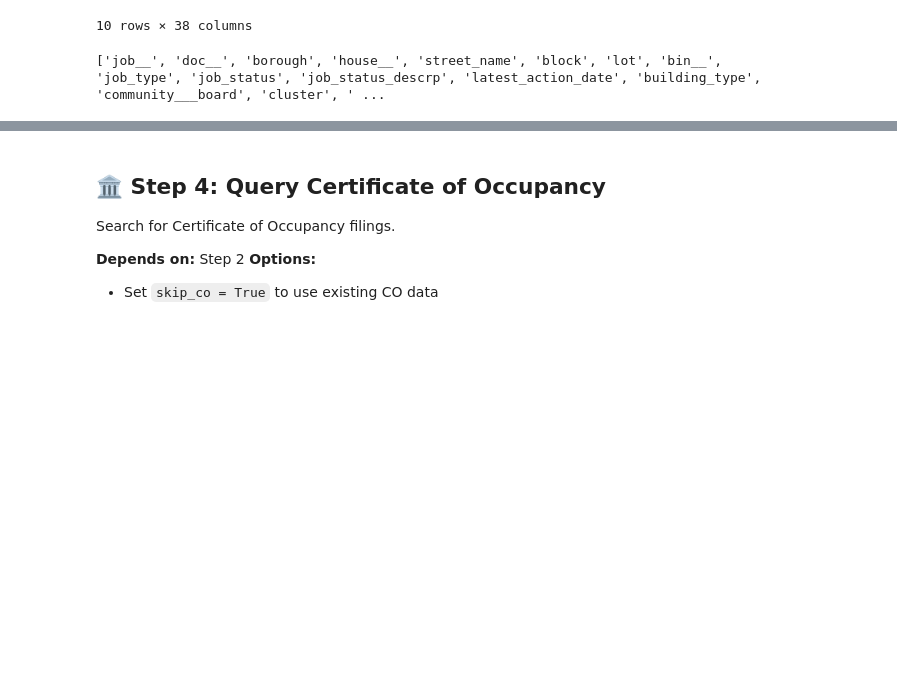
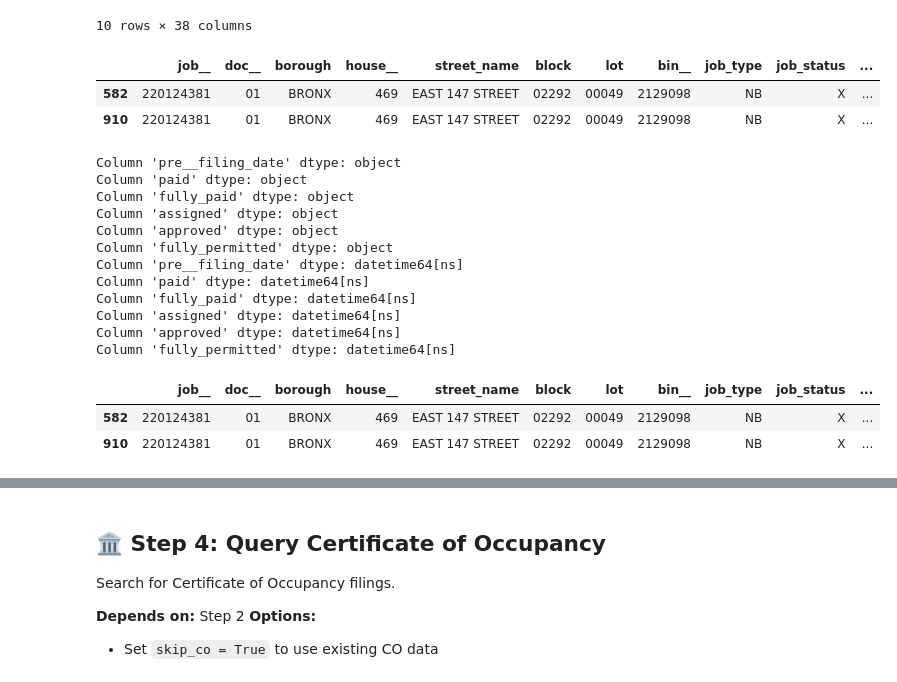
Before and after one commit to astaniforth/HousingData, a Jupyter notebook: run_workflow.ipynb, the cells around one changed output, grey strips where cells are left out. Cells and saved outputs as stored; diff of their text form; code cells hidden in the pictures; blank space fills up the shorter version.

```diff
--- a/run_workflow.ipynb
+++ b/run_workflow.ipynb
@@ -1077,10 +1077,63 @@ Head of unmatched Multifamily Finance Program new construction projects:
 | 2360 | 61271 | DOE. 555 NEREID AVE. MULLER | 2019-03-28T00:00:00.000 | 99387 | 555 | NEREID AVENUE | Bronx | 10470 | ... |
 | 2361 | 61290 | ICL. 50 NEVINS STREET | 2019-03-26T00:00:00.000 | 342273 | 50 | NEVINS STREET | Brooklyn | 11217 | ... |
 10 rows × 38 columns
-# %%
-print(list(dob_df.columns))
-# %% [output]
-['job__', 'doc__', 'borough', 'house__', 'street_name', 'block', 'lot', 'bin__', 'job_type', 'job_status', 'job_status_descrp', 'latest_action_date', 'building_type', 'community___board', 'cluster', ' ...
+# %%
+# Show these columns:
+# Explicitly list DOB columns (for DOB data from both BIS and DOB NOW, renaming if needed)
+columns_to_show = [
+    'job__', 'doc__', 'borough', 'house__', 'street_name', 'block', 'lot', 'bin__',
+    'job_type', 'job_status', 'approved', 'approved_date',
+    'bbl_reconstructed', 'bbl_normalized'
+]
+for c in ['pre__filing_date', 'paid', 'fully_paid', 'assigned', 'approved', 'fully_permitted']:
+    if c not in columns_to_show and c in dob_df.columns:
+        columns_to_show.append(c)
+display(
+    dob_df.loc[
+        (dob_df['job__'] == '220124381') & (dob_df['doc__'] == '01'),
+        [col for col in columns_to_show if col in dob_df.columns]
+    ]
+)
+
+for col in ['pre__filing_date', 'paid', 'fully_paid', 'assigned', 'approved', 'fully_permitted']:
+    if col in dob_df.columns:
+        print(f"Column '{col}' dtype: {dob_df[col].dtype}")
+# Convert key date columns in dob_df to pandas datetime
+date_cols_to_convert = [
+    'pre__filing_date', 'paid', 'fully_paid', 'assigned', 'approved', 'approved_date', 'fully_permitted'
+]
+for col in date_cols_to_convert:
+    if col in dob_df.columns:
+        dob_df[col] = pd.to_datetime(dob_df[col], errors='coerce')
+
+for col in ['pre__filing_date', 'paid', 'fully_paid', 'assigned', 'approved', 'fully_permitted']:
+    if col in dob_df.columns:
+        print(f"Column '{col}' dtype: {dob_df[col].dtype}")
+display(
+    dob_df.loc[
+        (dob_df['job__'] == '220124381') & (dob_df['doc__'] == '01'),
+        [col for col in columns_to_show if col in dob_df.columns]
+    ]
+)
+# %% [output]
+|  | job__ | doc__ | borough | house__ | street_name | block | lot | bin__ | job_type | job_status | ... |
+| 582 | 220124381 | 01 | BRONX | 469 | EAST 147 STREET | 02292 | 00049 | 2129098 | NB | X | ... |
+| 910 | 220124381 | 01 | BRONX | 469 | EAST 147 STREET | 02292 | 00049 | 2129098 | NB | X | ... |
+Column 'pre__filing_date' dtype: object
+Column 'paid' dtype: object
+Column 'fully_paid' dtype: object
+Column 'assigned' dtype: object
+Column 'approved' dtype: object
+Column 'fully_permitted' dtype: object
+Column 'pre__filing_date' dtype: datetime64[ns]
+Column 'paid' dtype: datetime64[ns]
+Column 'fully_paid' dtype: datetime64[ns]
+Column 'assigned' dtype: datetime64[ns]
+Column 'approved' dtype: datetime64[ns]
+Column 'fully_permitted' dtype: datetime64[ns]
+|  | job__ | doc__ | borough | house__ | street_name | block | lot | bin__ | job_type | job_status | ... |
+| 582 | 220124381 | 01 | BRONX | 469 | EAST 147 STREET | 02292 | 00049 | 2129098 | NB | X | ... |
+| 910 | 220124381 | 01 | BRONX | 469 | EAST 147 STREET | 02292 | 00049 | 2129098 | NB | X | ... |
 # %%
 # Join HPD Multifamily Finance new construction rows to DOB data,
 # first on BIN, then using BBL as a backup for rows without a BIN match.
```
Also changed, not shown: parts of 2 cells of this notebook.
